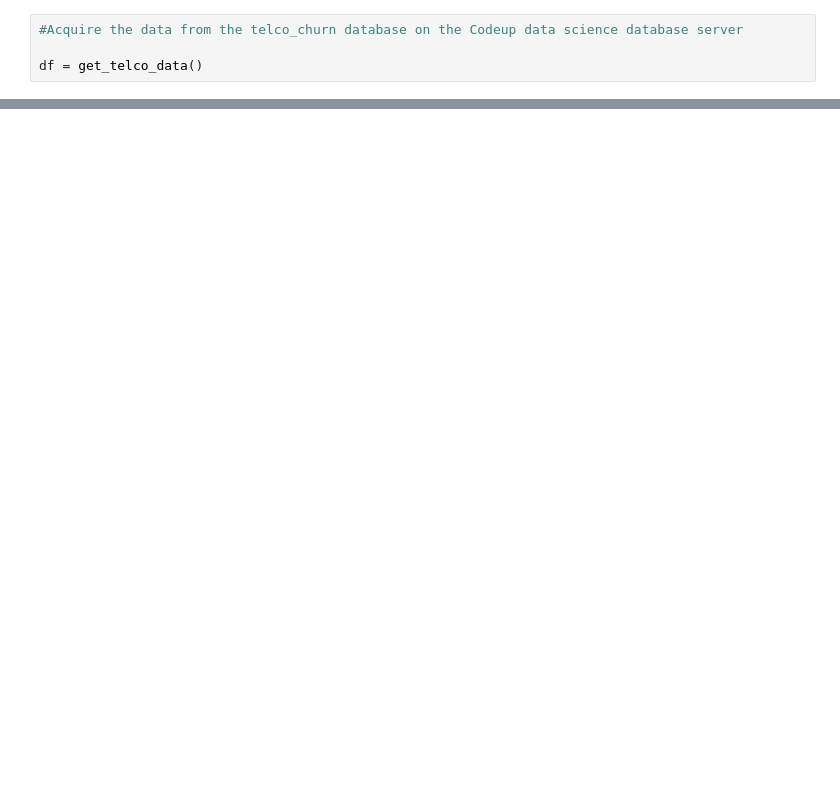
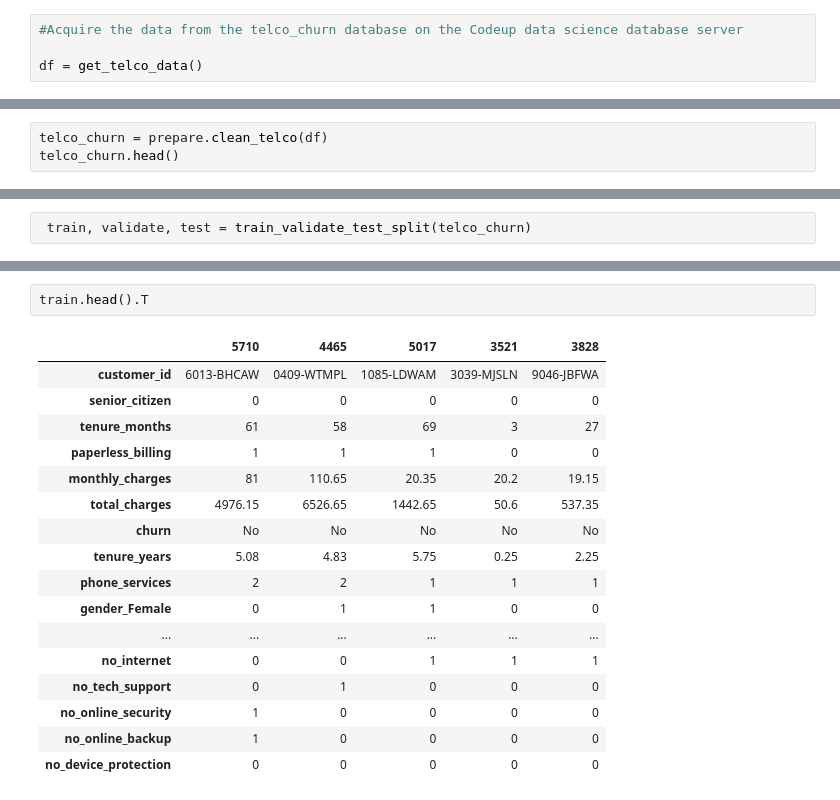
Before and after one commit to barbmarques/classification-project-telco, a Jupyter notebook: working_classification_project.ipynb, the cells around one changed output, grey strips where cells are left out. Drawn from its saved outputs; the diff is of its cells as text; blank space fills up the shorter version.

Commit message:
Additional revisons to modeling on validate and test data sets

```diff
--- a/working_classification_project.ipynb
+++ b/working_classification_project.ipynb
@@ -144,3 +167,6 @@ Categorical that are dtype 'object' (need to be encoded):
 'Merge' columns:
 - phone_service will include multi-line serve
 - Streaming - will be encoded for streaming tvs and streaming movies
+# %%
+telco_churn = prepare.clean_telco(df)
+telco_churn.head()
@@ -146,0 +205,2 @@ Categorical that are dtype 'object' (need to be encoded):
+# %%
+ train, validate, test = train_validate_test_split(telco_churn)
@@ -146,0 +251,20 @@ Categorical that are dtype 'object' (need to be encoded):
+# %%
+train.head().T
+# %% [output]
+|  | 5710 | 4465 | 5017 | 3521 | 3828 |
+| customer_id | 6013-BHCAW | 0409-WTMPL | 1085-LDWAM | 3039-MJSLN | 9046-JBFWA |
+| senior_citizen | 0 | 0 | 0 | 0 | 0 |
+| tenure_months | 61 | 58 | 69 | 3 | 27 |
+| paperless_billing | 1 | 1 | 1 | 0 | 0 |
+| monthly_charges | 81 | 110.65 | 20.35 | 20.2 | 19.15 |
+| total_charges | 4976.15 | 6526.65 | 1442.65 | 50.6 | 537.35 |
+| churn | No | No | No | No | No |
+| tenure_years | 5.08 | 4.83 | 5.75 | 0.25 | 2.25 |
+| phone_services | 2 | 2 | 1 | 1 | 1 |
+| gender_Female | 0 | 1 | 1 | 0 | 0 |
+| ... | ... | ... | ... | ... | ... |
+| no_internet | 0 | 0 | 1 | 1 | 1 |
+| no_tech_support | 0 | 1 | 0 | 0 | 0 |
+| no_online_security | 1 | 0 | 0 | 0 | 0 |
+| no_online_backup | 1 | 0 | 0 | 0 | 0 |
+| no_device_protection | 0 | 0 | 0 | 0 | 0 |
```
Also changed, not shown: parts of 69 cells of this notebook, 3 other files.
